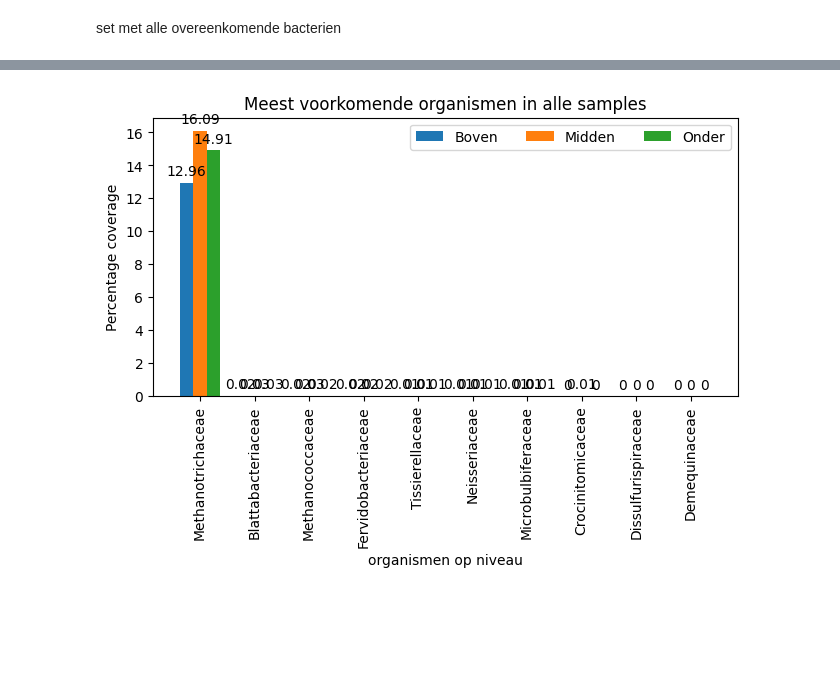
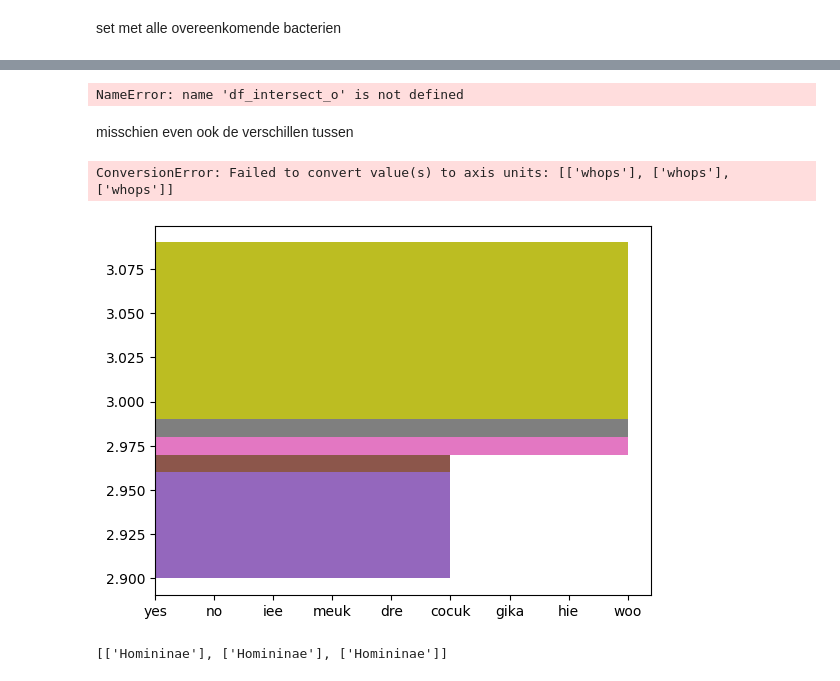
Before and after one commit to Larissavf/metagenomics_biogas, a Jupyter notebook: workflow/scripts/proc-kraken-output.ipynb, the cells around one changed output, grey strips where cells are left out. Cells and saved outputs as stored; diff of their text form; code cells hidden in the pictures; blank space fills up the shorter version.

```diff
--- a/workflow/scripts/proc-kraken-output.ipynb
+++ b/workflow/scripts/proc-kraken-output.ipynb
@@ -169,7 +283,6 @@ fig, ax = plt.subplots(layout='constrained')
 for attribute, measurement in penguin_means.items():
     offset = width * multiplier
     rects = ax.bar(x + offset, measurement, width, label=attribute)
-    ax.bar_label(rects, padding=3)
     multiplier += 1
 
 # Add some text for labels, title and custom x-axis tick labels, etc.
@@ -179,8 +292,80 @@ ax.set_title("Meest voorkomende organismen in alle samples")
 ax.set_xticks(x + width, species)
 ax.legend(loc='upper right', ncols=3)
 plt.xticks(rotation=90)
-plt.show()
+plt.yticks(range(1, max(max(list(penguin_means.values())))))
+plt.rcParams["figure.figsize"] = (8,12)
 
 #thanks to matplotlib voorbeeld<3
 # %% [output]
-[figure, removed]
+NameError: name 'df_intersect_o' is not defined
+# %% [markdown]
+misschien even ook de verschillen tussen
+# %%
+# nums_b = list(df_boven_f["taxonomic_name"][:10])
+# df_boven_10 = intersect_org(nums_b, df_boven)
+# l_boven_10 = list(df_boven_10["taxonomic_name"])
+# perc_boven = list(df_boven_10["perc_frag"])
+l_boven_10 = ["yes", "no", "iee", "meuk", "dre", "cocuk", "gika", "hie", "woo", "whops"]
+
+# nums_m = list(df_midden_f["taxonomic_name"][:10])
+# df_midden_10 = intersect_org(nums_m, df_midden)
+# l_midden_10 = list(df_midden_10["taxonomic_name"])
+# perc_midden = list(df_midden_10["perc_frag"])
+l_midden_10 = ["yes", "no", "iee", "meuk", "dre", "cocuk", "gika", "hie", "woo", "whops"]
+
+# nums_o = list(df_onder_f["taxonomic_name"][:10])
+# df_onder_10 = intersect_org(nums_o, df_onder)
+# l_onder_10 = list(df_onder_10["taxonomic_name"])
+# perc_onder = list(df_onder_10["perc_frag"])
+l_onder_10 = ["yes", "no", "iee", "meuk", "dre", "cocuk", "gika", "hie", "woo", "whops"]
+
+
+
+# all top 10s need to disperse these over 3 lists
+l10k3 = [[l_boven_10[i:i+3], l_midden_10[i:i+3], l_onder_10[i:i+3]] for i in range(0, len(l_onder_10), 3)]
+
+
+# Sample data
+categories = ["Boven", " Midden", "Onder"]
+
+# Create figure and axis objects
+fig, ax = plt.subplots()
+
+# Set the height of the bars
+bar_height = 0.1
+
+# Set the positions of the bars on the y-axis
+y = [[perc_boven[i:i+3], perc_midden[i:i+3], perc_onder[i:i+3]] for i in range(0, len(l_onder_10), 3)]
+
+# Plot the bars
+bar1 = ax.barh(y[0][0] - bar_height/10, l10k3[0][0], bar_height)
+bar2 = ax.barh(y[0][1] - bar_height/10*2, l10k3[0][1], bar_height)
+bar3 = ax.barh(y[0][2] - bar_height/10*3, l10k3[0][2], bar_height)
+bar4 = ax.barh(y[1][0] - bar_height/10*4, l10k3[1][0], bar_height)
+bar5 = ax.barh(y[1][1] - bar_height/10*5, l10k3[1][1], bar_height)
+bar6 = ax.barh(y[1][2] + bar_height/10, l10k3[1][2], bar_height)
+bar7 = ax.barh(y[2][0] + bar_height/10*2, l10k3[2][0], bar_height)
+bar8 = ax.barh(y[2][1] + bar_height/10*3, l10k3[2][1], bar_height)
+bar9 = ax.barh(y[2][2] + bar_height/10*4, l10k3[2][2], bar_height)
+bar10 = ax.barh(y[3] + bar_height/10*5, l10k3[3], bar_height)
+
+
+
+# Add labels and title
+ax.set_xlabel('Values')
+ax.set_ylabel('Categories')
+ax.set_title('Multiple Horizontal Bar Plot Example')
+ax.set_yticks(y)
+ax.set_yticklabels(categories)
+ax.legend()
+
+# Show the plot
+plt.rcParams["figure.figsize"] = (10,8)
+# %% [output]
+ConversionError: Failed to convert value(s) to axis units: [['whops'], ['whops'], ['whops']]
+[figure, added]
+# %%
+
+print(l10k3[3])
+# %% [output]
+[['Homininae'], ['Homininae'], ['Homininae']]
```
Also changed, not shown: parts of 17 cells of this notebook.
